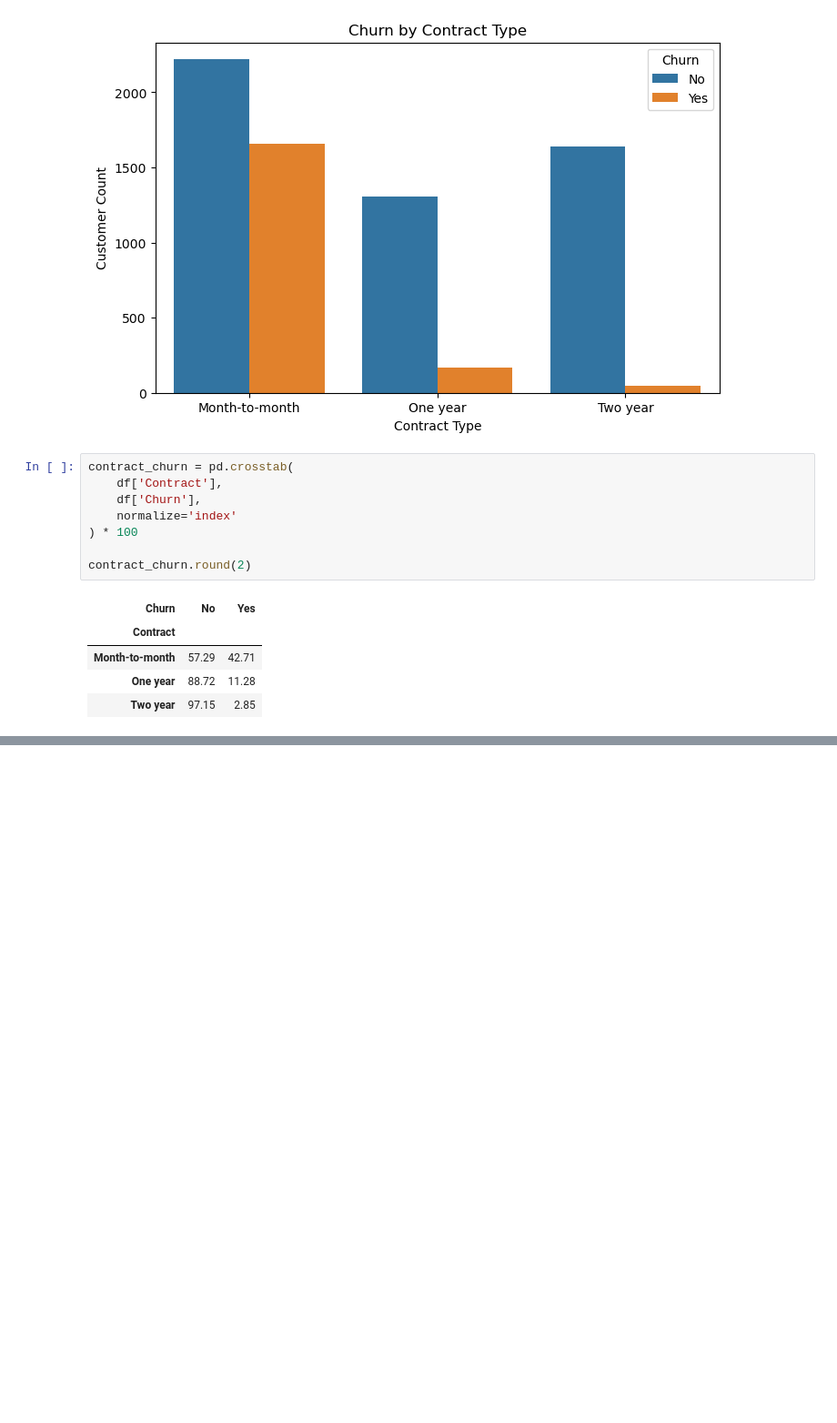
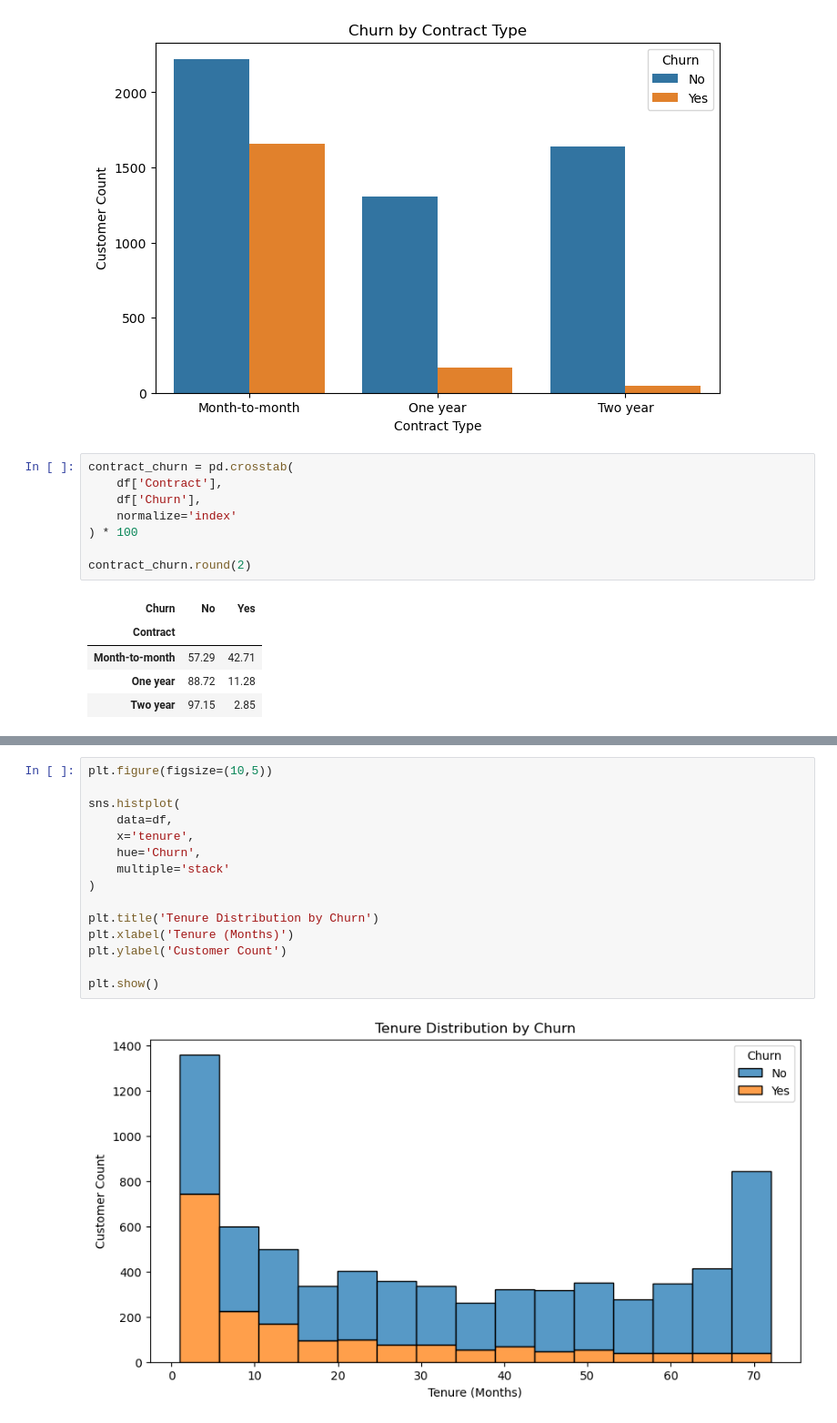
Before and after one commit to PriyanshuYadav000/customer-churn-analysis, a Jupyter notebook: notebooks/01_data_loading_eda.ipynb, the cells around one changed output, grey strips where cells are left out. Shown at 91% size. Saved outputs shown, nothing was run; the diff lists cells and outputs as text; blank space fills up the shorter version.

Commit message:
Analyzed relationship between tenure and churn

```diff
--- a/notebooks/01_data_loading_eda.ipynb
+++ b/notebooks/01_data_loading_eda.ipynb
@@ -347,0 +362,17 @@ contract_churn.round(2)
+# %%
+plt.figure(figsize=(10,5))
+
+sns.histplot(
+    data=df,
+    x='tenure',
+    hue='Churn',
+    multiple='stack'
+)
+
+plt.title('Tenure Distribution by Churn')
+plt.xlabel('Tenure (Months)')
+plt.ylabel('Customer Count')
+
+plt.show()
+# %% [output]
+[figure, added]
```
Also changed, not shown: parts of 4 cells of this notebook.
